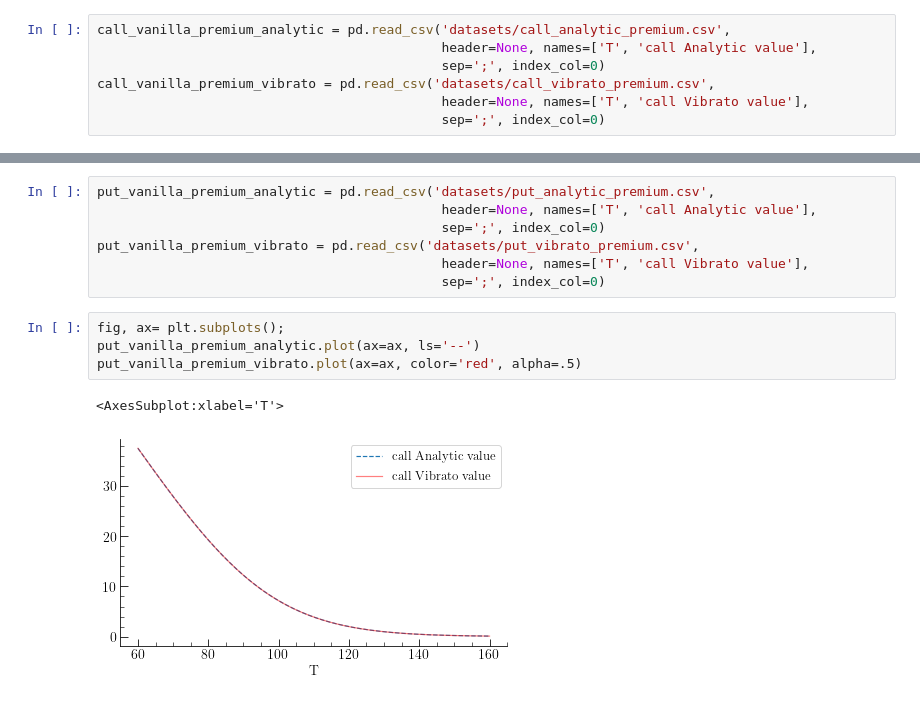
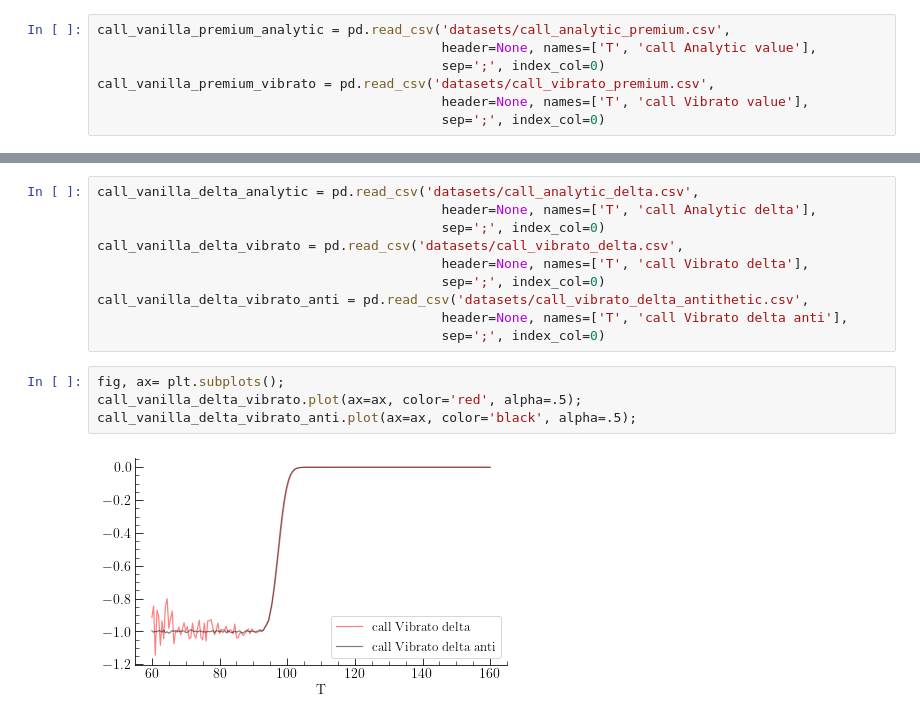
Before and after one commit to axeh101/vibrato-mc, a Jupyter notebook: src/python/plots.ipynb, the cells around one changed output, grey strips where cells are left out. Drawn from its saved outputs; the diff is of its cells as text.

Commit message:
add vibrato delta antithetic

```diff
--- a/src/python/plots.ipynb
+++ b/src/python/plots.ipynb
@@ -63,14 +71,16 @@ call_vanilla_premium_vibrato.plot(ax=ax, color='red', alpha=.5)
 # %%
-put_vanilla_premium_analytic = pd.read_csv('datasets/put_analytic_premium.csv',
-                                            header=None, names=['T', 'call Analytic value'],
+call_vanilla_delta_analytic = pd.read_csv('datasets/call_analytic_delta.csv',
+                                            header=None, names=['T', 'call Analytic delta'],
                                             sep=';', index_col=0)
-put_vanilla_premium_vibrato = pd.read_csv('datasets/put_vibrato_premium.csv',
-                                            header=None, names=['T', 'call Vibrato value'],
+call_vanilla_delta_vibrato = pd.read_csv('datasets/call_vibrato_delta.csv',
+                                            header=None, names=['T', 'call Vibrato delta'],
                                             sep=';', index_col=0)
+call_vanilla_delta_vibrato_anti = pd.read_csv('datasets/call_vibrato_delta_antithetic.csv',
+                                            header=None, names=['T', 'call Vibrato delta anti'],
+                                            sep=';', index_col=0)
 # %%
 fig, ax= plt.subplots();
-put_vanilla_premium_analytic.plot(ax=ax, ls='--')
-put_vanilla_premium_vibrato.plot(ax=ax, color='red', alpha=.5)
+call_vanilla_delta_vibrato.plot(ax=ax, color='red', alpha=.5);
+call_vanilla_delta_vibrato_anti.plot(ax=ax, color='black', alpha=.5);
 # %% [output]
-<AxesSubplot:xlabel='T'>
-[figure, old version]
+[figure, new version]
```
Also changed, not shown: parts of 3 cells of this notebook, 10 other files.
